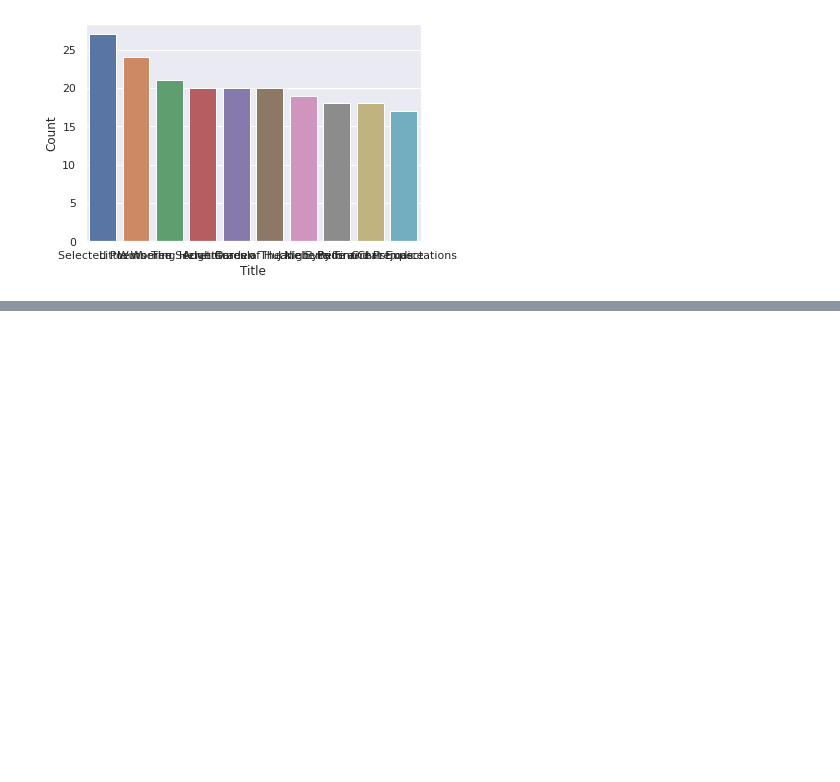
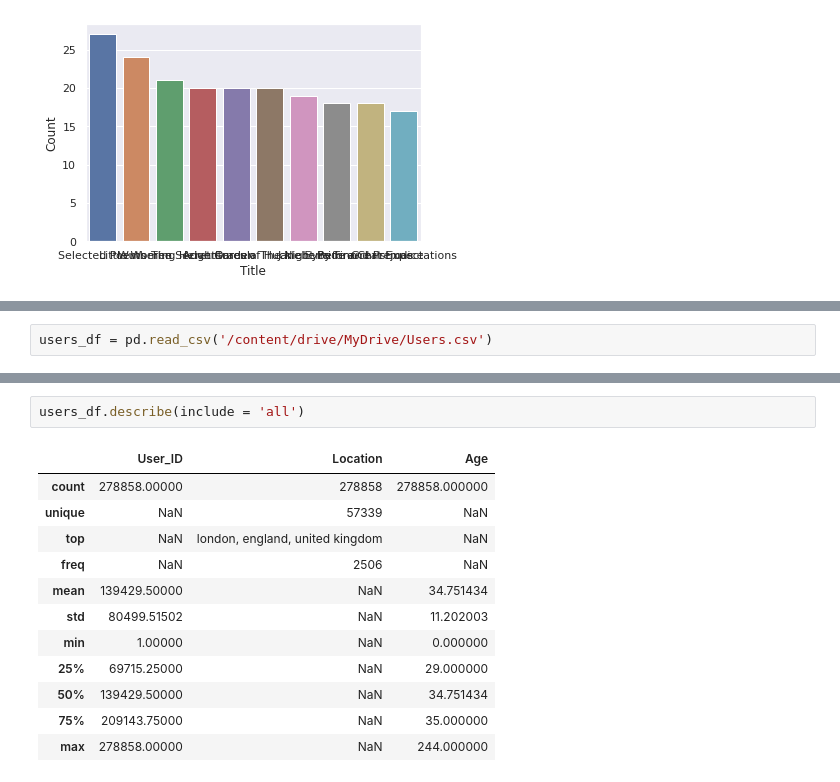
Before and after one commit to rsonar821/Unsupervised-Learning-Capstone-Project, a Jupyter notebook: Book_Recommender_System.ipynb, the cells around one changed output, grey strips where cells are left out. Drawn from its saved outputs; the diff is of its cells as text; blank space fills up the shorter version.

```diff
--- a/Book_Recommender_System.ipynb
+++ b/Book_Recommender_System.ipynb
@@ -154,0 +157,2 @@ sns.barplot(x = 'Title', y = 'Count', data = top_titles)
+# %%
+users_df = pd.read_csv('/content/drive/MyDrive/Users.csv')
@@ -154,0 +239,15 @@ sns.barplot(x = 'Title', y = 'Count', data = top_titles)
+# %%
+users_df.describe(include = 'all')
+# %% [output]
+|  | User_ID | Location | Age |
+| count | 278858.00000 | 278858 | 278858.000000 |
+| unique | NaN | 57339 | NaN |
+| top | NaN | london, england, united kingdom | NaN |
+| freq | NaN | 2506 | NaN |
+| mean | 139429.50000 | NaN | 34.751434 |
+| std | 80499.51502 | NaN | 11.202003 |
+| min | 1.00000 | NaN | 0.000000 |
+| 25% | 69715.25000 | NaN | 29.000000 |
+| 50% | 139429.50000 | NaN | 34.751434 |
+| 75% | 209143.75000 | NaN | 35.000000 |
+| max | 278858.00000 | NaN | 244.000000 |
```
Also changed, not shown: parts of 17 cells of this notebook.
